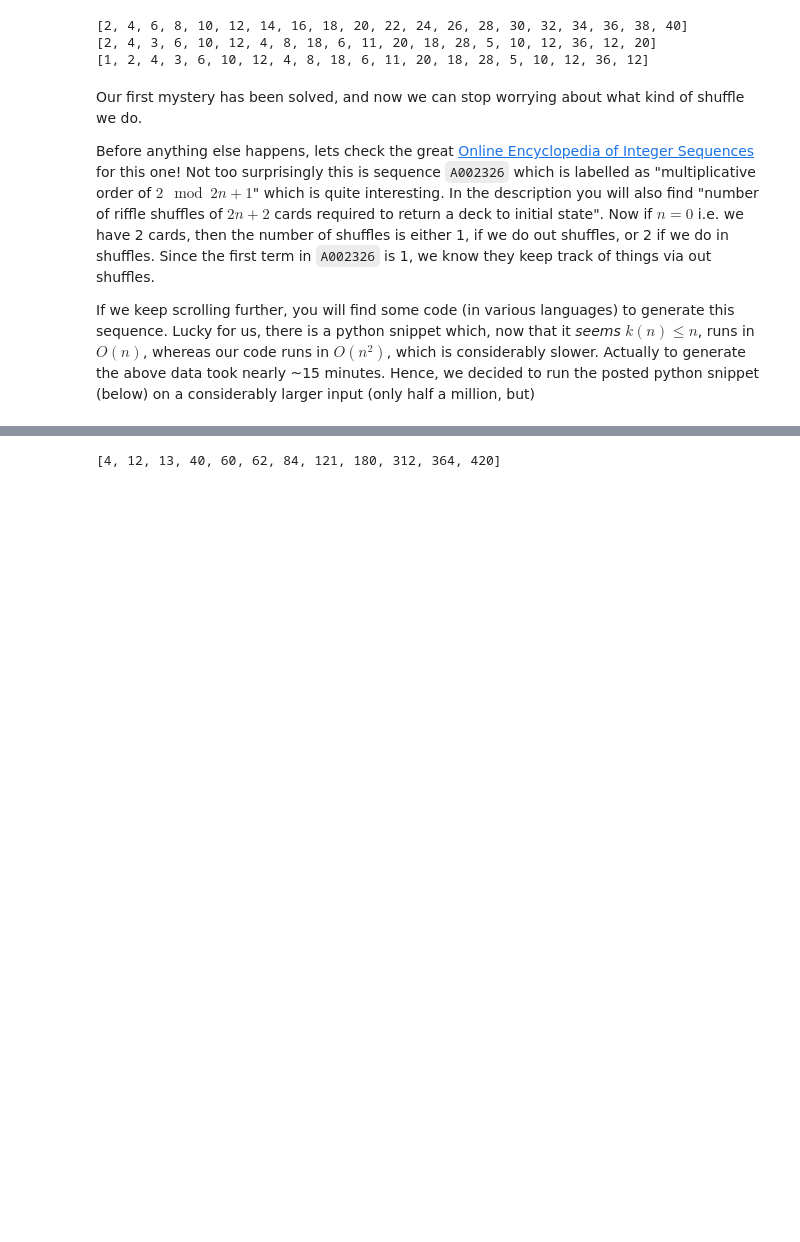
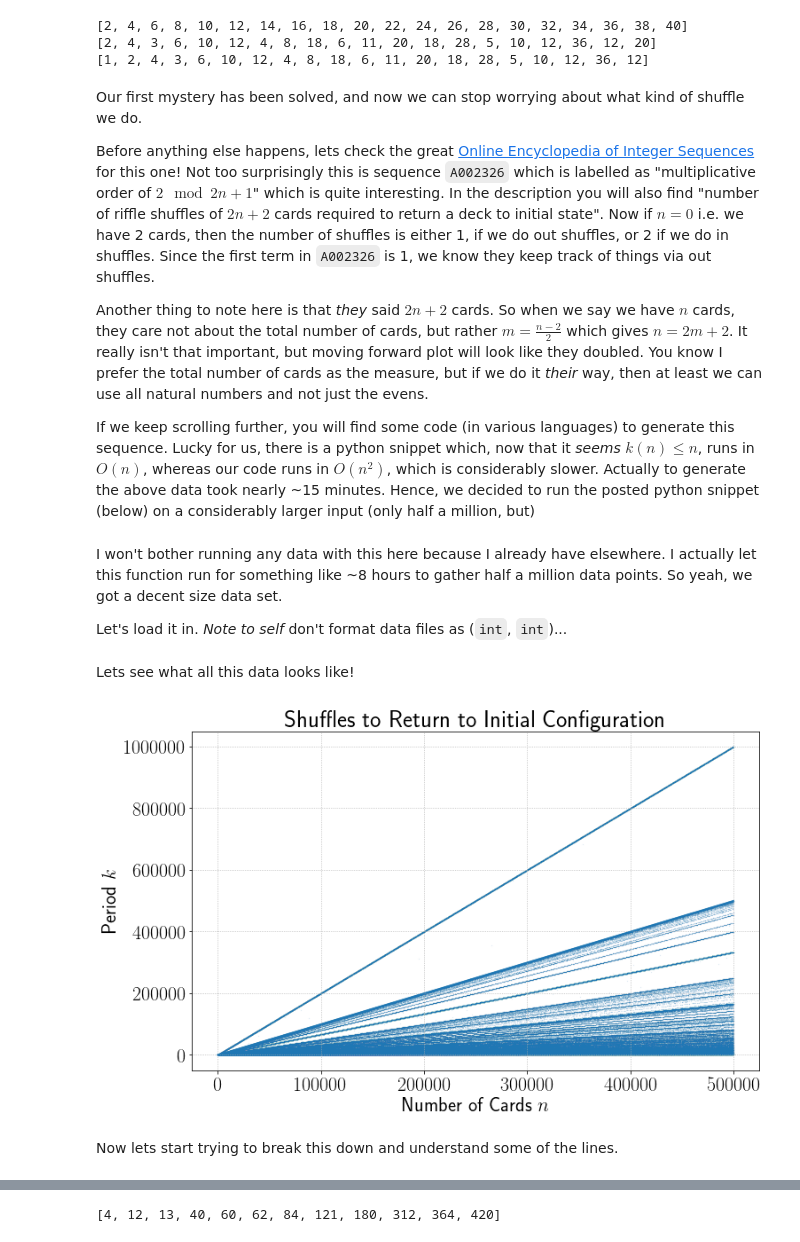
Before and after one commit to natestemen/research-projects, a Jupyter notebook: poker/poker_chips.ipynb, the cells around one changed output, grey strips where cells are left out. Cells and saved outputs as stored; diff of their text form; code cells hidden in the pictures; blank space fills up the shorter version.

Commit message:
ive done some work on random things

```diff
--- a/poker/poker_chips.ipynb
+++ b/poker/poker_chips.ipynb
@@ -108,7 +108,9 @@ print(out_periods[:20])
 # %% [markdown]
 Our first mystery has been solved, and now we can stop worrying about what kind of shuffle we do.
 
-Before anything else happens, lets check the great <a href = 'https://oeis.org/'>Online Encyclopedia of Integer Sequences</a> for this one! Not too surprisingly this is sequence `A002326` which is labelled as "multiplicative order of $2\mod{2n+1}$" which is quite interesting. In the description you will also find "number of riffle shuffles of $2n+2$ cards required to return a deck to initial state". Now if $n = 0$ i.e. we have 2 cards, then the number of shuffles is either 1, if we do out shuffles, or 2 if we do in shuffles. Since the first term in `A002326` is 1, we know they keep track of things via out shuffles.
+Before anything else happens, lets check the great <a href = 'https://oeis.org/'>Online Encyclopedia of Integer Sequences</a> for this one! Not too surprisingly this is sequence `A002326` which is labelled as "multiplicative order of $2\!\!\mod{2n+1}$" which is quite interesting. In the description you will also find "number of riffle shuffles of $2n+2$ cards required to return a deck to initial state". Now if $n = 0$ i.e. we have 2 cards, then the number of shuffles is either 1, if we do out shuffles, or 2 if we do in shuffles. Since the first term in `A002326` is 1, we know they keep track of things via out shuffles.
+
+Another thing to note here is that _they_ said $2n + 2$ cards. So when we say we have $n$ cards, they care not about the total number of cards, but rather $m = \frac{n - 2}{2}$ which gives $n = 2m + 2$. It really isn't that important, but moving forward plot will look like they doubled. You know I prefer the total number of cards as the measure, but if we do it _their_ way, then at least we can use all natural numbers and not just the evens.
 
 If we keep scrolling further, you will find some code (in various languages) to generate this sequence. Lucky for us, there is a python snippet which, now that it _seems_ $k(n) \leq n$, runs in $O(n)$, whereas our code runs in $O(n^2)$, which is considerably slower. Actually to generate the above data took nearly ~15 minutes. Hence, we decided to run the posted python snippet (below) on a considerably larger input (only half a million, but)
 # %%
@@ -122,3 +124,32 @@ def A002326(n):
         if a <= 1:
             break
     return m
+# %% [markdown]
+I won't bother running any data with this here because I already have elsewhere. I actually let this function run for something like ~8 hours to gather half a million data points. So yeah, we got a decent size data set.
+
+Let's load it in. *Note to self* don't format data files as (`int`, `int`)...
+# %%
+sizes = []
+pers = []
+with open('card_data.txt', 'r') as f:
+    for line in f:
+        first, second = line.split(',')
+        first = int(first.strip('('))
+        second = int(second.strip(')\n'))
+        sizes.append(first)
+        pers.append(second)
+# %% [markdown]
+Lets see what all this data looks like!
+# %%
+plt.scatter(sizes, pers, marker = '.', s = 0.01)
+plt.plot(sizes, np.array(sizes))
+plt.xlabel('Number of Cards $n$')
+plt.ylabel('Period $k$')
+plt.title('Shuffles to Return to Initial Configuration')
+plt.grid()
+plt.tight_layout()
+# plt.savefig('./shuffles.pdf')
+# %% [output]
+[figure, added]
+# %% [markdown]
+Now lets start trying to break this down and understand some of the lines.
```
Also changed, not shown: parts of 11 cells of this notebook, 19 other files.
